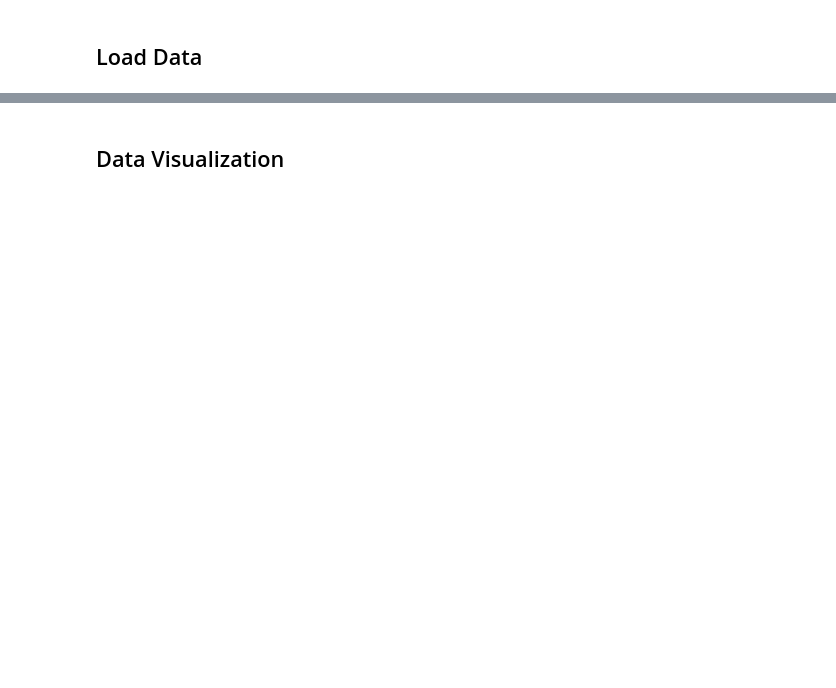
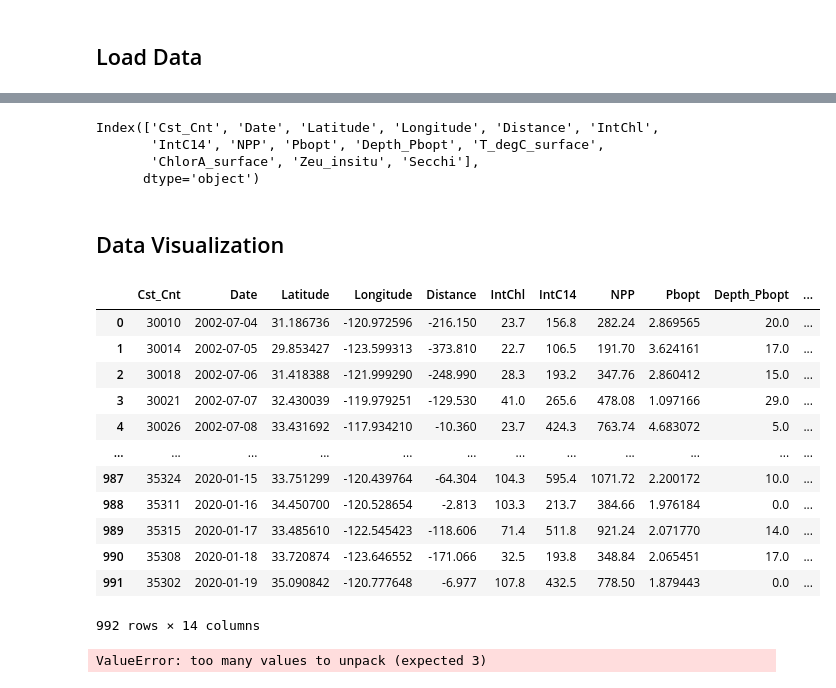
Before and after one commit to decarpenter/primary-productivity, a Jupyter notebook: notebooks/03 Combine NPP and Satellite Data.ipynb, the cells around one changed output, grey strips where cells are left out. Cells and saved outputs as stored; diff of their text form; code cells hidden in the pictures; blank space fills up the shorter version.

```diff
--- a/notebooks/03 Combine NPP and Satellite Data.ipynb
+++ b/notebooks/03 Combine NPP and Satellite Data.ipynb
@@ -361,28 +381,43 @@ plt.show()
 # Create dataframe with NPP-satellite matchups
 
 # Load Integrated NPP Data from CalCOFI Bottle Survey
-npp = pd.read_csv('../data/CalCOFI_IntC14.csv', index_col=0)
+npp = pd.read_csv('../data/CalCOFI_IntC14_with_Pbopt.csv', index_col=0)                             ######## changed
 npp['Date'] = pd.to_datetime(npp['Date'])
 npp = npp.sort_values(by='Date').reset_index(drop=True)
-npp = npp[npp.Date >= '1997-09-04'].reset_index(drop=True)
+# npp = npp[npp.Date >= '1997-09-04'].reset_index(drop=True)
+modis_start_date = "2002-07-04"                                                                     ######## changed
+npp = npp[npp.Date >= modis_start_date].reset_index(drop=True)                                      ######## changed
 
 # Load satellite variables, grouped by ecological role / process
 satellite_vars = list(satellite_ds.data_vars)
 
 satellite_data = {}
 for var in satellite_vars:
-    var_data = xr.open_dataset(f'../data/satellite_features_CHLSSTPAR/{var}.nc')                            ##### changed
+    var_data = xr.open_dataset(f'../data/satellite_features_physiology/{var}.nc')                            ##### changed
     satellite_data[var] = var_data
+npp.columns
+# %% [output]
+Index(['Cst_Cnt', 'Date', 'Latitude', 'Longitude', 'Distance', 'IntChl',
+       'IntC14', 'NPP', 'Pbopt', 'Depth_Pbopt', 'T_degC_surface',
+       'ChlorA_surface', 'Zeu_insitu', 'Secchi'],
+      dtype='object')
 # %%
 # Initialize metadata
 data_dict = {
-    'St_Line': npp['St_Line'].values,
-    'St_Station': npp['St_Station'].values,
+    'Cst_Cnt': npp['Cst_Cnt'].values,
     'Date': npp['Date'].values,
     'Latitude': npp['Latitude'].values,
     'Longitude': npp['Longitude'].values,
-    'Bottom_D': npp['Bottom_D'].values,
+    'Distance': npp['Distance'].values,
+    'IntChl': npp['IntChl'].values,
     'IntC14': npp['IntC14'].values,
+    'NPP': npp['NPP'].values,
+    'Pbopt': npp['Pbopt'].values,
+    'Depth_Pbopt': npp['Depth_Pbopt'],
+    'T_degC_surface': npp['T_degC_surface'],
+    'ChlorA_surface': npp['ChlorA_surface'],
+    'Zeu_insitu': npp['Zeu_insitu'],
+    'Secchi': npp['Secchi']
 }
 
 # Define the prefixes you want to capture
@@ -586,7 +622,9 @@ def build_embedding_df(sat_point, var_list):
 station_id = "081.8 046.9"
 var1 = 'CHL'
 
-npp_station = npp[npp["Sta_ID"] == station_id].copy()
+display(npp)
+
+npp_station = npp#[npp["Sta_ID"] == station_id].copy()
 npp_dates = pd.to_datetime(npp_station["Date"])
 
 lat = npp_station["Latitude"].mean()
@@ -594,7 +632,7 @@ lon = npp_station["Longitude"].mean()
 
 sat_point = satellite_ds.sel(latitude=lat, longitude=lon, method="nearest")
 
-vars_ = ['CHL_mean_0', 'CHL_mean_-7', 'CHL_mean_-14']
+vars_ = ['CHL_value_0', 'MLD_value_0', 'Si_value_0']
 
 X = build_embedding_df(sat_point, vars_)
 
@@ -610,7 +648,7 @@ X = X.iloc[:,:-2]
 import matplotlib.pyplot as plt
 import matplotlib.gridspec as gridspec
 
-vars_ = ['CHL_mean_0', 'CHL_mean_-7', 'CHL_mean_-14']
+vars_ = ['seasonal_cos_value_0', 'DIATO_value_0', 'BEUTI_min_0']
 X = build_embedding_df(sat_point, vars_)
 
 X['is_npp_sample'] = X['Date'].isin(npp_dates)
@@ -646,43 +684,60 @@ for i, col in enumerate(vars_):
 # clean layout
 plt.tight_layout()
 plt.show()
 
 # =========================
 # FIGURE 2: ATTRACTOR
 # =========================
 fig2 = plt.figure(figsize=(6, 6))
 ax = fig2.add_subplot(projection='3d')
 
-ax.plot(X.iloc[:,0], X.iloc[:,1], X.iloc[:,2], linewidth=0.5)
+
+end = 1000
+ax.plot(X.iloc[:end,0], X.iloc[:end,1], X.iloc[:end,2], linewidth=0.5)
 
 # optional overlay (now won't affect layout stability)
-if 'X_is_npp' in globals():
-    ax.scatter(
-        X_is_npp.iloc[:,0],
-        X_is_npp.iloc[:,1],
-        X_is_npp.iloc[:,2],
-        s=10,
-        c='tab:red'
-    )
+# if 'X_is_npp' in globals():
+#     ax.scatter(
+#         X_is_npp.iloc[:,0],
+#         X_is_npp.iloc[:,1],
+#         X_is_npp.iloc[:,2],
+#         s=10,
+#         c='tab:red'
+#     )
 
 ax.set_xlabel(X.columns[0])
 ax.set_ylabel(X.columns[1])
 ax.set_zlabel(X.columns[2])
 
 x = X.iloc[:,0]
 y = X.iloc[:,1]
 z = X.iloc[:,2]
 
-pad = 1
+pad = 0
 
 ax.set_xlim(x.min() - pad, x.max() + pad)
 ax.set_ylim(y.min() - pad, y.max() + pad)
 ax.set_zlim(z.min() - pad, z.max() + pad)
 
 ax.set_box_aspect((1,1,1), zoom=0.85)
 ax.set_title('High Frequency Dynamic Attractor')
 
 plt.show()
+# %% [output]
+|  | Cst_Cnt | Date | Latitude | Longitude | Distance | IntChl | IntC14 | NPP | Pbopt | Depth_Pbopt | ... |
+| 0 | 30010 | 2002-07-04 | 31.186736 | -120.972596 | -216.150 | 23.7 | 156.8 | 282.24 | 2.869565 | 20.0 | ... |
+| 1 | 30014 | 2002-07-05 | 29.853427 | -123.599313 | -373.810 | 22.7 | 106.5 | 191.70 | 3.624161 | 17.0 | ... |
+| 2 | 30018 | 2002-07-06 | 31.418388 | -121.999290 | -248.990 | 28.3 | 193.2 | 347.76 | 2.860412 | 15.0 | ... |
+| 3 | 30021 | 2002-07-07 | 32.430039 | -119.979251 | -129.530 | 41.0 | 265.6 | 478.08 | 1.097166 | 29.0 | ... |
+| 4 | 30026 | 2002-07-08 | 33.431692 | -117.934210 | -10.360 | 23.7 | 424.3 | 763.74 | 4.683072 | 5.0 | ... |
+| ... | ... | ... | ... | ... | ... | ... | ... | ... | ... | ... | ... |
+| 987 | 35324 | 2020-01-15 | 33.751299 | -120.439764 | -64.304 | 104.3 | 595.4 | 1071.72 | 2.200172 | 10.0 | ... |
+| 988 | 35311 | 2020-01-16 | 34.450700 | -120.528654 | -2.813 | 103.3 | 213.7 | 384.66 | 1.976184 | 0.0 | ... |
+| 989 | 35315 | 2020-01-17 | 33.485610 | -122.545423 | -118.606 | 71.4 | 511.8 | 921.24 | 2.071770 | 14.0 | ... |
+| 990 | 35308 | 2020-01-18 | 33.720874 | -123.646552 | -171.066 | 32.5 | 193.8 | 348.84 | 2.065451 | 17.0 | ... |
+| 991 | 35302 | 2020-01-19 | 35.090842 | -120.777648 | -6.977 | 107.8 | 432.5 | 778.50 | 1.879443 | 0.0 | ... |
+992 rows × 14 columns
+ValueError: too many values to unpack (expected 3)
 # %%
 # Chlorophyll GIF
 var = 'CHL'
```
Also changed, not shown: parts of 9 cells of this notebook.
